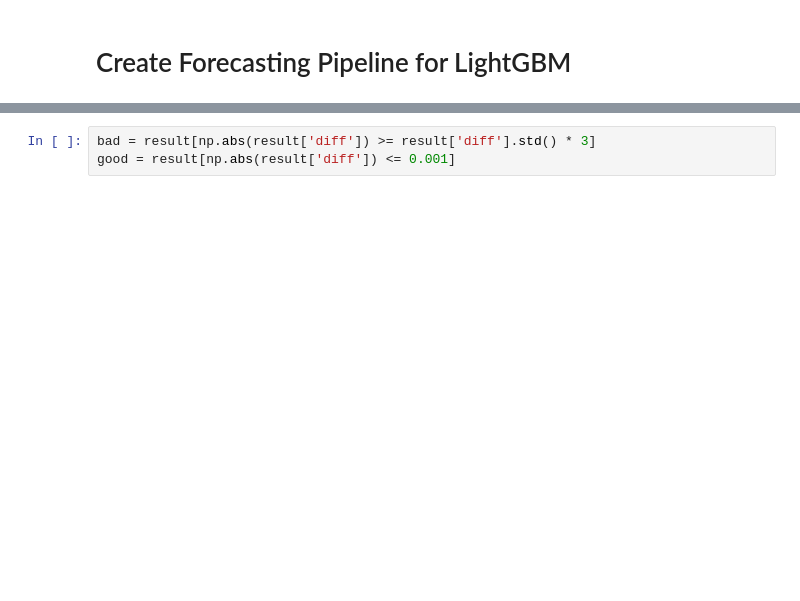
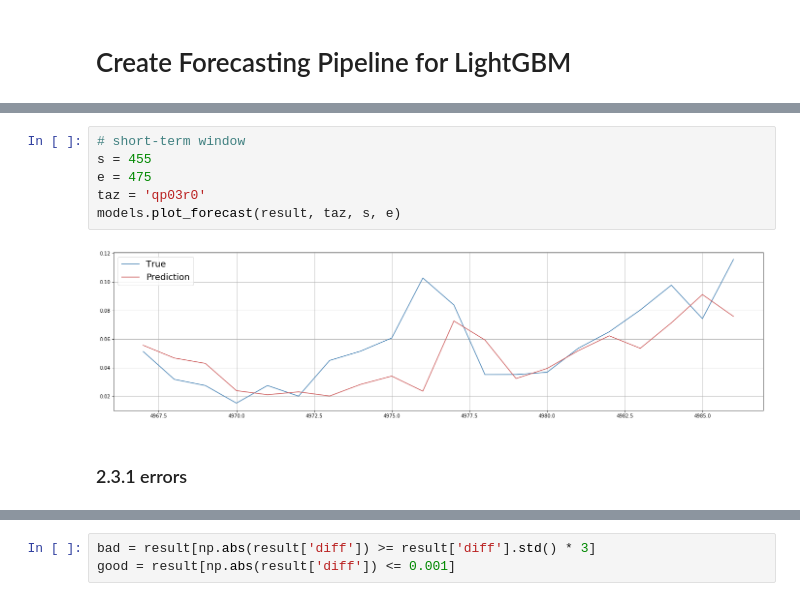
Before and after one commit to ywnch/ride-demand-forecast, a Jupyter notebook: model_LGBM.ipynb, the cells around one changed output, grey strips where cells are left out. Saved outputs shown, nothing was run; the diff lists cells and outputs as text; blank space fills up the shorter version.

```diff
--- a/model_LGBM.ipynb
+++ b/model_LGBM.ipynb
@@ -349,0 +259,10 @@ result['diff'].hist(bins=100)
+# %%
+# short-term window
+s = 455
+e = 475
+taz = 'qp03r0'
+models.plot_forecast(result, taz, s, e)
+# %% [output]
+[figure, added]
+# %% [markdown]
+### 2.3.1 errors
```
Also changed, not shown: parts of 90 cells of this notebook, 7 other files.
